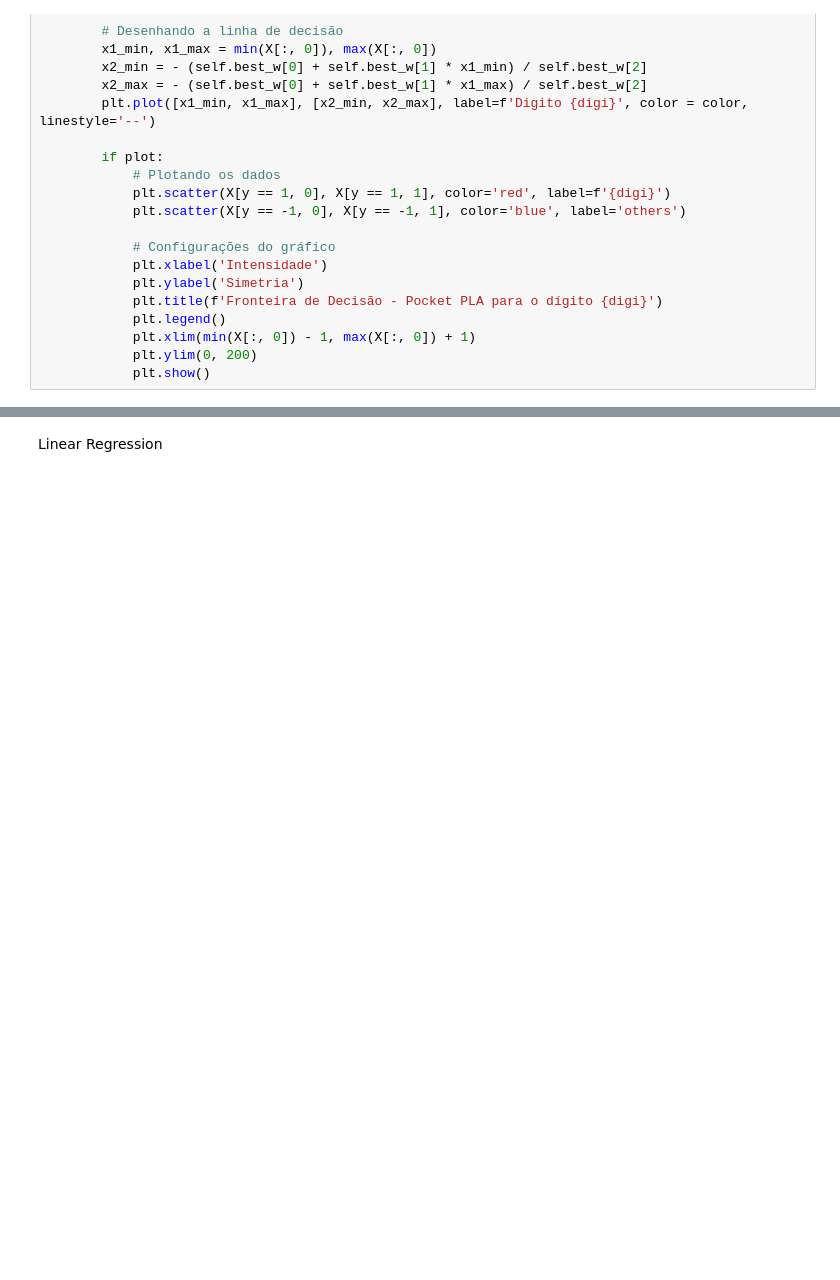
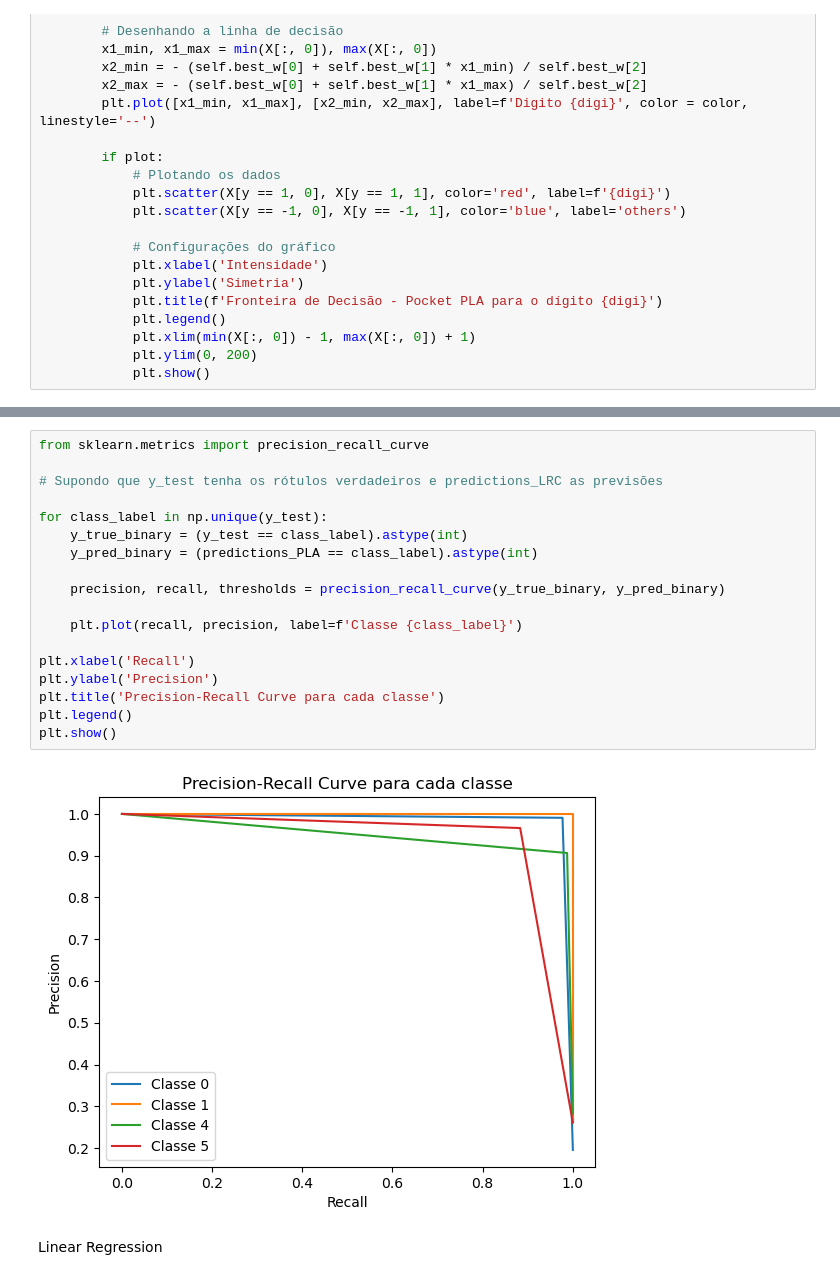
Before and after one commit to adriel1ft/reconhecimento_padroes, a Jupyter notebook: 1xtodos_adriel.ipynb, the cells around one changed output, grey strips where cells are left out. Cells and saved outputs as stored; diff of their text form; blank space fills up the shorter version.

```diff
--- a/1xtodos_adriel.ipynb
+++ b/1xtodos_adriel.ipynb
@@ -372,3 +304,23 @@ array([0, 0, 0, ..., 5, 5, 0])
+# %%
+from sklearn.metrics import precision_recall_curve
+
+# Supondo que y_test tenha os rótulos verdadeiros e predictions_LRC as previsões
+
+for class_label in np.unique(y_test):
+    y_true_binary = (y_test == class_label).astype(int)
+    y_pred_binary = (predictions_PLA == class_label).astype(int)
+
+    precision, recall, thresholds = precision_recall_curve(y_true_binary, y_pred_binary)
+
+    plt.plot(recall, precision, label=f'Classe {class_label}')
+
+plt.xlabel('Recall')
+plt.ylabel('Precision')
+plt.title('Precision-Recall Curve para cada classe')
+plt.legend()
+plt.show()
+# %% [output]
+[figure, added]
 # %% [markdown]
 Linear Regression
 # %% [markdown]
```
Also changed, not shown: parts of 35 cells of this notebook.
